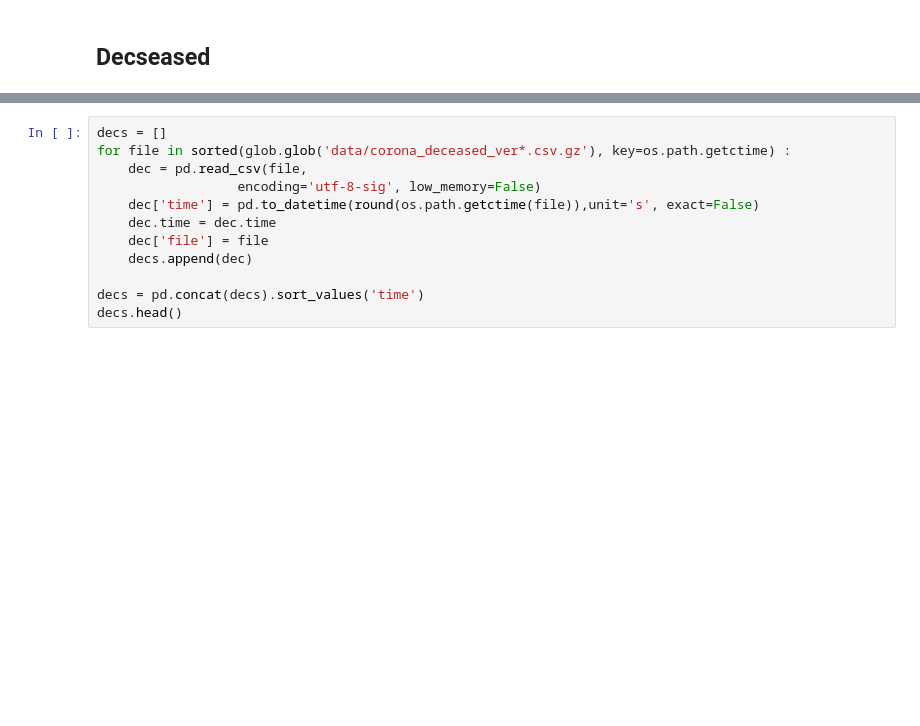
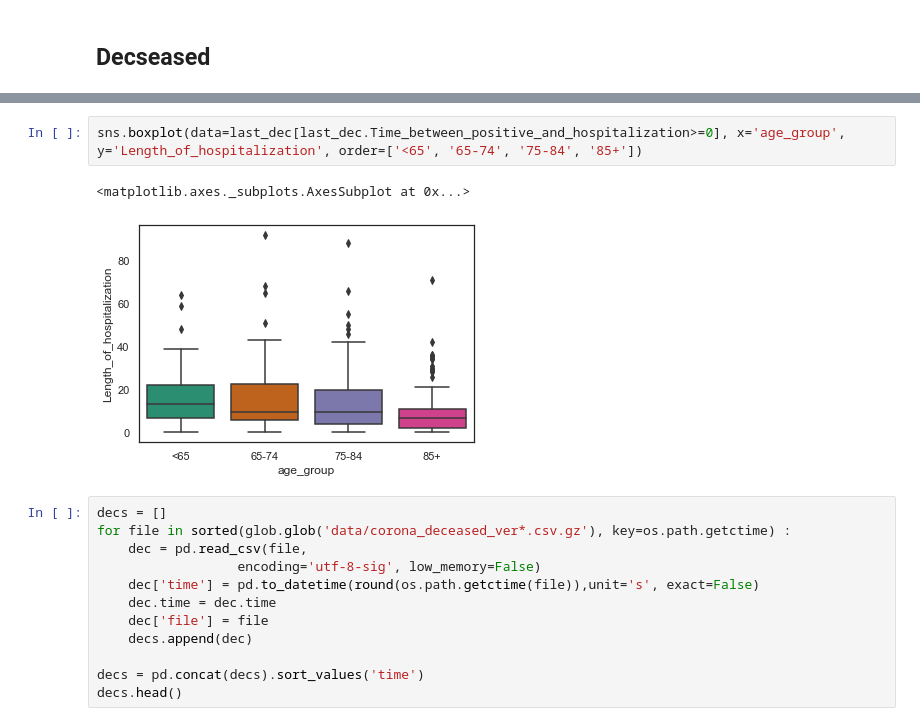
Before and after one commit to cjer/covid, a Jupyter notebook: israel_covid.ipynb, the cells around one changed output, grey strips where cells are left out. Cells and saved outputs as stored; diff of their text form; blank space fills up the shorter version.

```diff
--- a/israel_covid.ipynb
+++ b/israel_covid.ipynb
@@ -576,3 +639,8 @@ pd.concat([(bdi[bdi.lab_id!=21].groupby(['test_date', 'corona_result']).size().u
+# %%
+sns.boxplot(data=last_dec[last_dec.Time_between_positive_and_hospitalization>=0], x='age_group', y='Length_of_hospitalization', order=['<65', '65-74', '75-84', '85+'])
+# %% [output]
+<matplotlib.axes._subplots.AxesSubplot at 0x...>
+[figure, added]
 # %%
 decs = []
 for file in sorted(glob.glob('data/corona_deceased_ver*.csv.gz'), key=os.path.getctime) :
```
Also changed, not shown: parts of 49 cells of this notebook, 9 other files.
